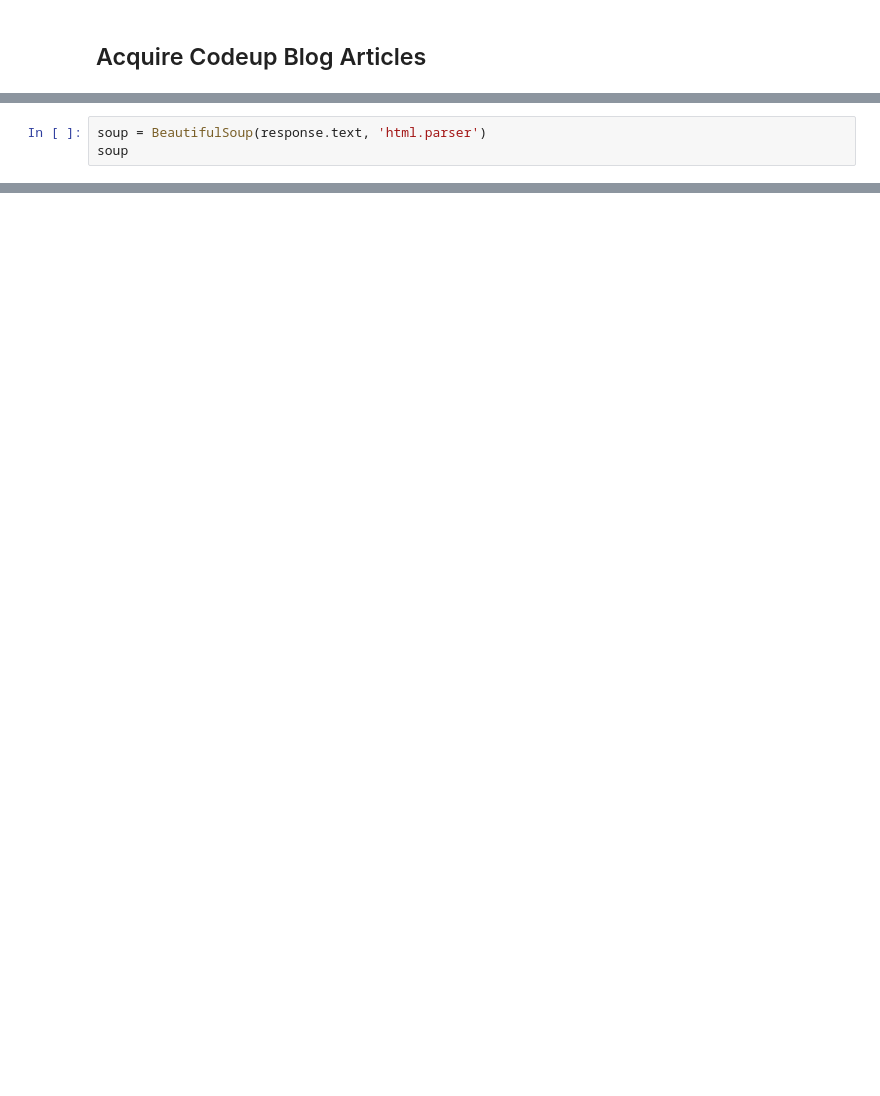
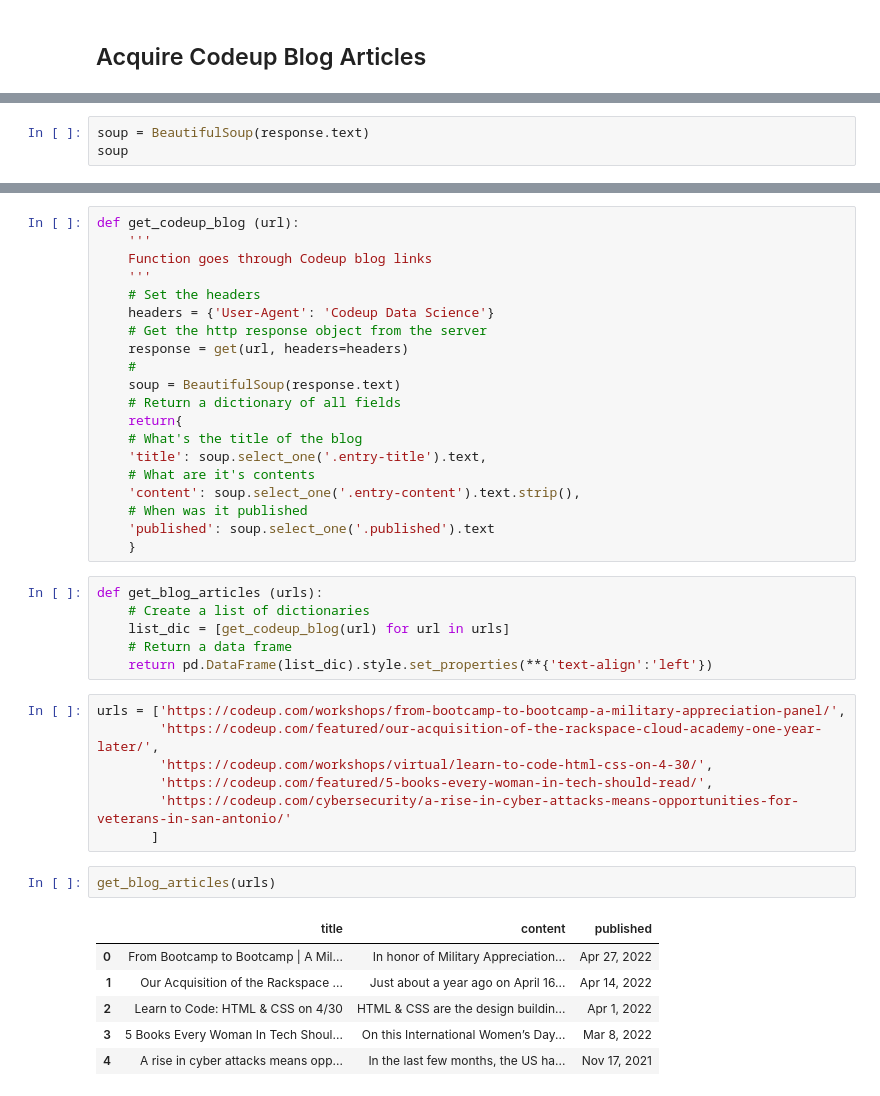
Before and after one commit to jnolf/nlp-exercises, a Jupyter notebook: acquire.ipynb, the cells around one changed output, grey strips where cells are left out. Cells and saved outputs as stored; diff of their text form; blank space fills up the shorter version.

```diff
--- a/acquire.ipynb
+++ b/acquire.ipynb
@@ -87,3 +97,3 @@ print(response.text[:400])
 # %%
-soup = BeautifulSoup(response.text, 'html.parser')
+soup = BeautifulSoup(response.text)
 soup
@@ -92,0 +158,42 @@ people
+# %%
+def get_codeup_blog (url):
+    '''
+    Function goes through Codeup blog links
+    '''
+    # Set the headers
+    headers = {'User-Agent': 'Codeup Data Science'}
+    # Get the http response object from the server
+    response = get(url, headers=headers)
+    #
+    soup = BeautifulSoup(response.text)
+    # Return a dictionary of all fields
+    return{
+    # What's the title of the blog
+    'title': soup.select_one('.entry-title').text,
+    # What are it's contents
+    'content': soup.select_one('.entry-content').text.strip(),
+    # When was it published
+    'published': soup.select_one('.published').text
+    }
+# %%
+def get_blog_articles (urls):
+    # Create a list of dictionaries
+    list_dic = [get_codeup_blog(url) for url in urls]
+    # Return a data frame
+    return pd.DataFrame(list_dic).style.set_properties(**{'text-align':'left'})
+# %%
+urls = ['https://codeup.com/workshops/from-bootcamp-to-bootcamp-a-military-appreciation-panel/',
+        'https://codeup.com/featured/our-acquisition-of-the-rackspace-cloud-academy-one-year-later/',
+        'https://codeup.com/workshops/virtual/learn-to-code-html-css-on-4-30/',
+        'https://codeup.com/featured/5-books-every-woman-in-tech-should-read/',
+        'https://codeup.com/cybersecurity/a-rise-in-cyber-attacks-means-opportunities-for-veterans-in-san-antonio/'
+       ]
+# %%
+get_blog_articles(urls)
+# %% [output]
+|  | title | content | published |
+| 0 | From Bootcamp to Bootcamp | A Mil... | In honor of Military Appreciation... | Apr 27, 2022 |
+| 1 | Our Acquisition of the Rackspace ... | Just about a year ago on April 16... | Apr 14, 2022 |
+| 2 | Learn to Code: HTML & CSS on 4/30 | HTML & CSS are the design buildin... | Apr 1, 2022 |
+| 3 | 5 Books Every Woman In Tech Shoul... | On this International Women’s Day... | Mar 8, 2022 |
+| 4 | A rise in cyber attacks means opp... | In the last few months, the US ha... | Nov 17, 2021 |
```
Also changed, not shown: parts of 10 cells of this notebook.
